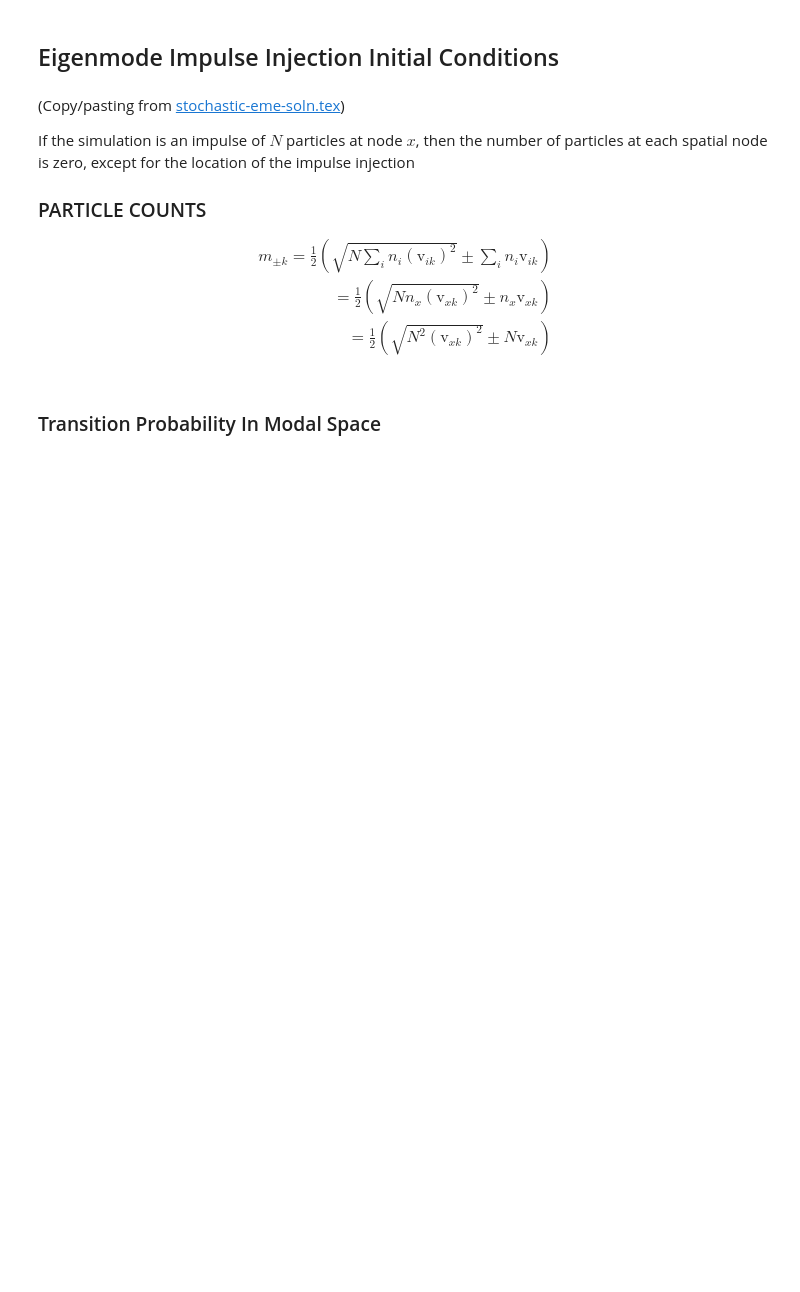
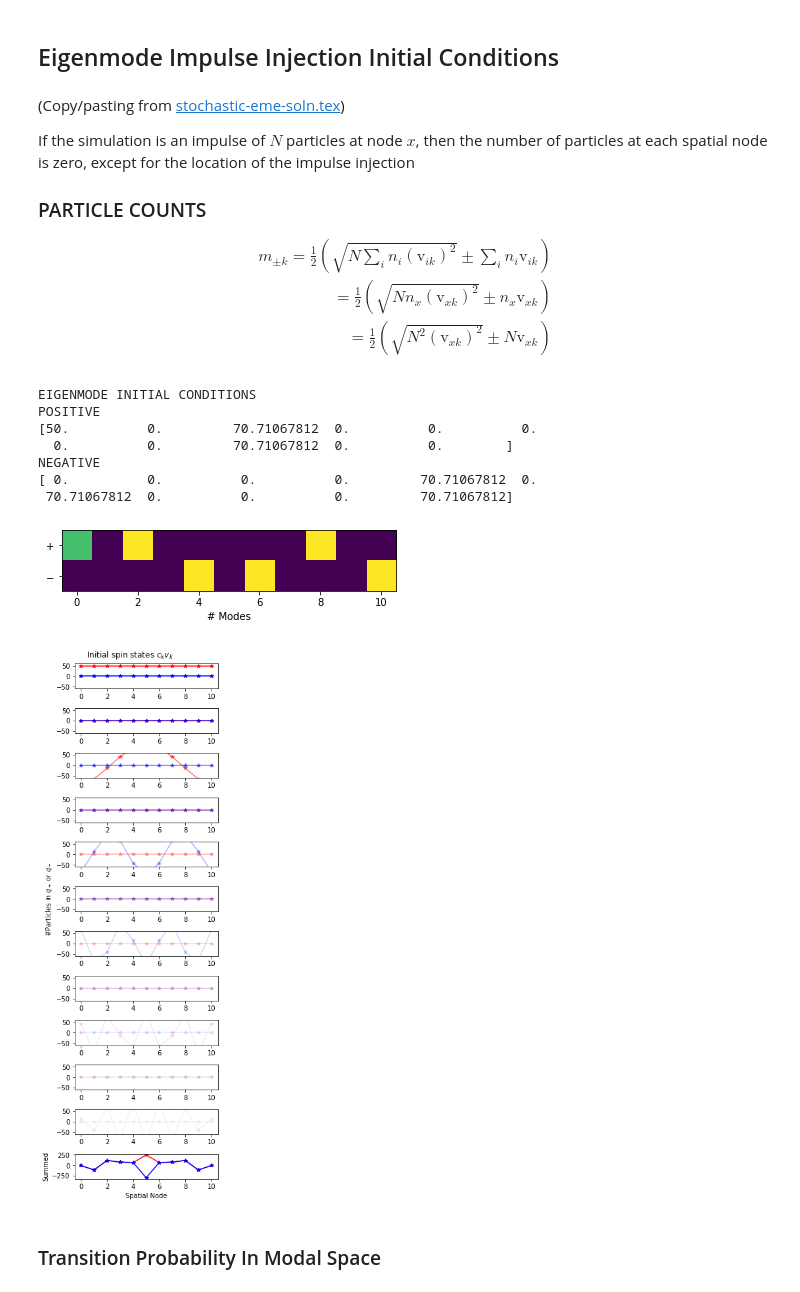
Before and after one commit to margotwagner/diffusion-model, a Jupyter notebook: notebooks/markov-eigenmode-validation/eme-rw-1d-src-variance.ipynb, the cells around one changed output. Saved outputs shown, nothing was run; the diff lists cells and outputs as text; code cells hidden in the pictures; blank space fills up the shorter version.

```diff
--- a/notebooks/markov-eigenmode-validation/eme-rw-1d-src-variance.ipynb
+++ b/notebooks/markov-eigenmode-validation/eme-rw-1d-src-variance.ipynb
@@ -734,13 +519,20 @@ np.where(eval_sort_index == particle_start_loc)[0][0]
 # %%
 # Find initial values for the number of particles in each eigenmode
 # For n_particles = 1, it should just be 1 and 0 respectively
-init_n_positive_modes, init_n_negative_modes = eigenmode_init_conditions(
-    eigenvectors,
-    eval_sort_index,
-    particle_start_loc=5,
+init_n_positive_modes, init_n_negative_modes = emd_model.get_eme_init_conditions(
     print_output=True,
     plot_output=True
 )
+# %% [output]
+EIGENMODE INITIAL CONDITIONS
+POSITIVE
+[50.          0.         70.71067812  0.          0.          0.
+  0.          0.         70.71067812  0.          0.        ]
+NEGATIVE
+[ 0.          0.          0.          0.         70.71067812  0.
+ 70.71067812  0.          0.          0.         70.71067812]
+[figure, added]
+[figure, added]
 # %% [markdown]
 ### Transition Probability In Modal Space
 # %% [markdown]
```
Also changed, not shown: parts of 39 cells of this notebook, 1 other file.
